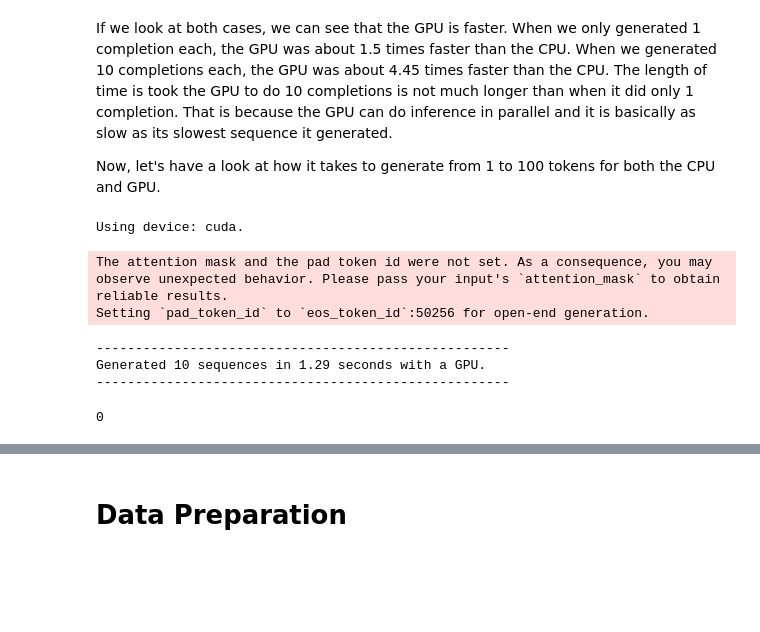
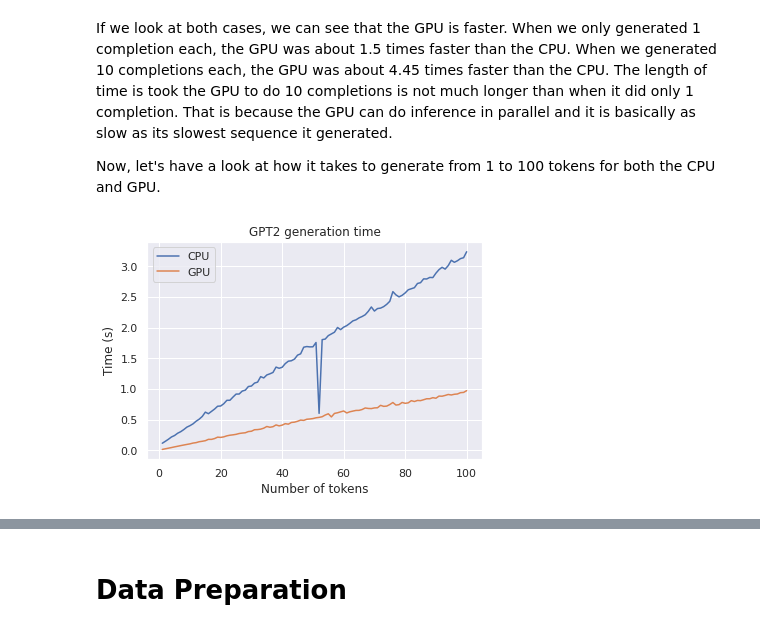
Before and after one commit to JayThibs/aligning-language-models, a Jupyter notebook: gpt_alignment.ipynb, the cells around one changed output, grey strips where cells are left out. Cells and saved outputs as stored; diff of their text form; code cells hidden in the pictures; blank space fills up the shorter version.

Commit message:
Added info about time per token.

```diff
--- a/gpt_alignment.ipynb
+++ b/gpt_alignment.ipynb
@@ -251,13 +261,39 @@ Generated 10 sequences in 1.32 seconds with a GPU.
 If we look at both cases, we can see that the GPU is faster. When we only generated 1 completion each, the GPU was about 1.5 times faster than the CPU. When we generated 10 completions each, the GPU was about 4.45 times faster than the CPU. The length of time is took the GPU to do 10 completions is not much longer than when it did only 1 completion. That is because the GPU can do inference in parallel and it is basically as slow as its slowest sequence it generated.
 
 Now, let's have a look at how it takes to generate from 1 to 100 tokens for both the CPU and GPU.
-# %%
-os.system(f"python run_gpt.py --gpu=True --txt_path={txt_path} --num_return_sequences=10 --no_outputs=True") # GPU
-# %% [output]
-Using device: cuda.
-The attention mask and the pad token id were not set. As a consequence, you may observe unexpected behavior. Please pass your input's `attention_mask` to obtain reliable results.
-Setting `pad_token_id` to `eos_token_id`:50256 for open-end generation.
------------------------------------------------------
-Generated 10 sequences in 1.29 seconds with a GPU.
------------------------------------------------------
-0
+# %%
+cpu_times = []
+gpu_times = []
+token_range = range(1, 101)
+
+save_times = 0
+
+if save_times == 1:
+
+    for i in token_range:
+        cpu_times.append(test_gpt(txt_path=txt_path, gpu=False, max_length=i, time_test=True))
+        gpu_times.append(test_gpt(txt_path=txt_path, gpu=True, max_length=i, time_test=True))
+
+    os.makedirs("data", exist_ok=True)
+    with open("data/cpu_times.pkl", "wb") as f:
+        pickle.dump(cpu_times, f)
+    with open("data/gpu_times.pkl", "wb") as f:
+        pickle.dump(gpu_times, f)
+
+else:
+    with open("data/cpu_times.pkl", "rb") as f:
+        cpu_times = pickle.load(f)
+    with open("data/gpu_times.pkl", "rb") as f:
+        gpu_times = pickle.load(f)
+
+# We can now plot the results:
+sns.set()
+plt.plot(token_range, cpu_times, label="CPU")
+plt.plot(token_range, gpu_times, label="GPU")
+plt.legend()
+plt.xlabel("Number of tokens")
+plt.ylabel("Time (s)")
+plt.title("GPT2 generation time")
+plt.show()
+# %% [output]
+[figure, added]
```
Also changed, not shown: parts of 9 cells of this notebook.
